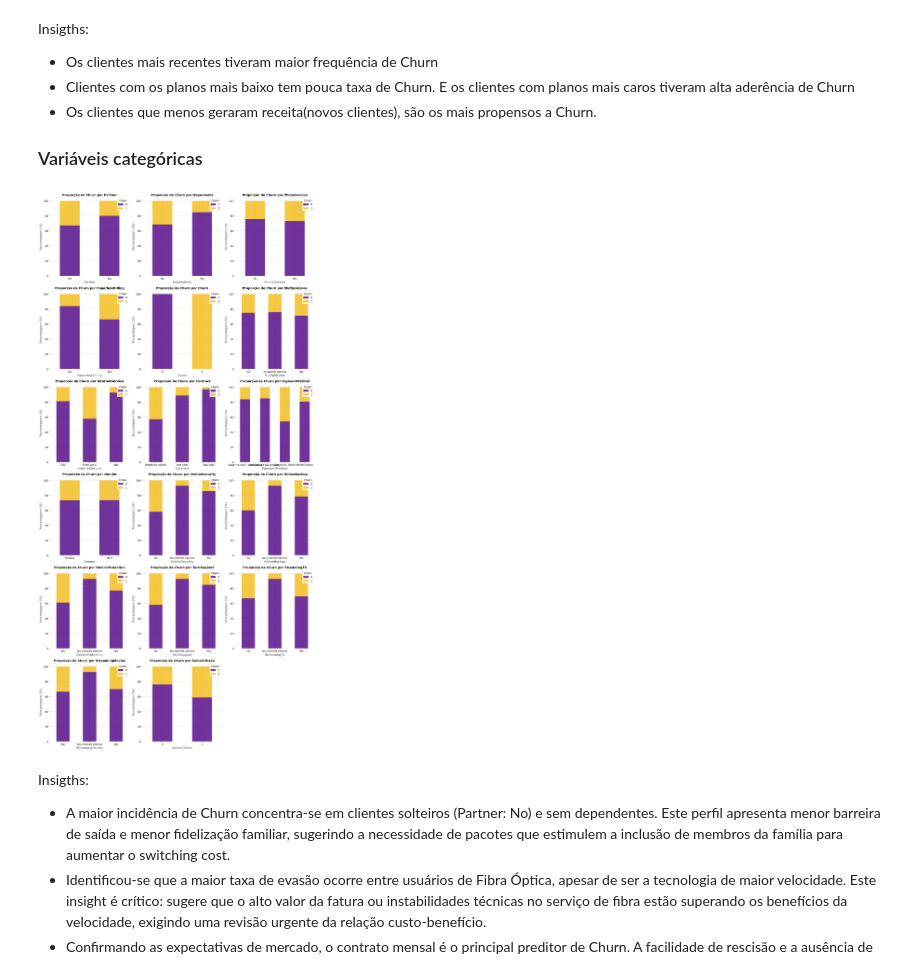
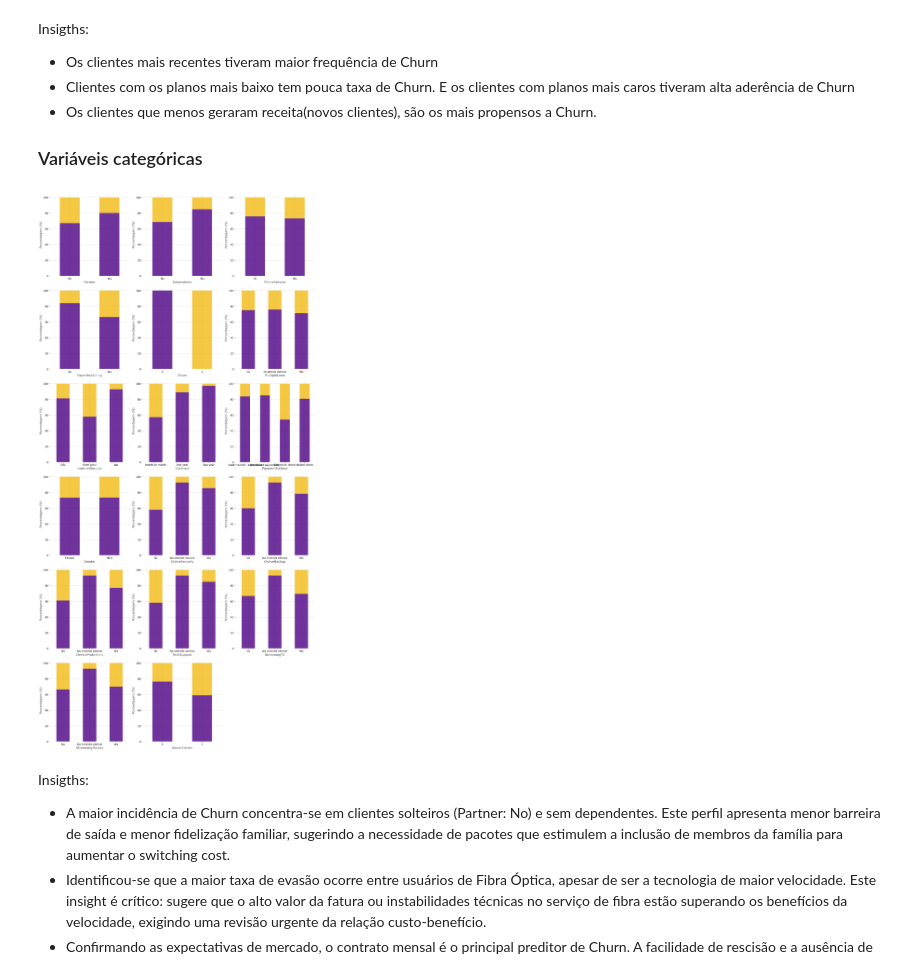
Before and after one commit to RebecaVBoas/Telco-Customer-Churn-Prediction, a Jupyter notebook: notebooks/EDA.ipynb, the cells around one changed output. Cells and saved outputs as stored; diff of their text form; code cells hidden in the pictures.

Commit message:
docs: ajustes visuais e upload de imagens

```diff
--- a/notebooks/EDA.ipynb
+++ b/notebooks/EDA.ipynb
@@ -559,7 +559,7 @@ colors = [ '#4B0082', '#F2BB13']
 for i, col in enumerate(numerical_features):
     sns.boxplot(data=df_train, x=target, y=col, ax=axes[i], hue=target, palette=colors, width=0.6,  legend = False)
 
-    axes[i].set_title(col, fontweight='bold', fontsize=12)
+    axes[i].set_title(col, fontsize=12)
     axes[i].set_xlabel('')
     axes[i].set_ylabel('')
 
@@ -578,31 +578,30 @@ Insigths:
 # %%
 import math
 
 n_cols = 3
 n_rows = math.ceil(len(categorical_columns) / n_cols)
 
 fig, axes = plt.subplots(nrows=n_rows, ncols=n_cols, figsize=(18, n_rows * 6))
 axes_list = axes.flatten()
 
 for i, col in enumerate(categorical_columns):
     prop_df = pd.crosstab(df_train[col], df_train[target], normalize='index') * 100
 
     prop_df.plot(kind='bar', stacked=True, ax=axes_list[i],
-                 color = [ '#4B0082', '#F2BB13'], alpha=0.8)
+                 color = [ '#4B0082', '#F2BB13'], alpha=0.8, legend=False)
 
-    axes_list[i].set_title(f'Proporção de Churn por {col}', fontweight='bold', fontsize=14)
     axes_list[i].set_ylabel('Porcentagem (%)')
     axes_list[i].set_xlabel(col)
     axes_list[i].tick_params(axis='x', rotation=0)
-    axes_list[i].legend(title='Churn', loc='upper right')
+    #axes_list[i].legend(title='Churn', loc='upper right')
 
 for j in range(i + 1, len(axes_list)):
     fig.delaxes(axes_list[j])
 
 plt.tight_layout()
 plt.show()
 # %% [output]
-[figure, old version]
+[figure, new version]
 # %% [markdown]
 Insigths:
 
```
Also changed, not shown: parts of 2 cells of this notebook, 1 other file.
